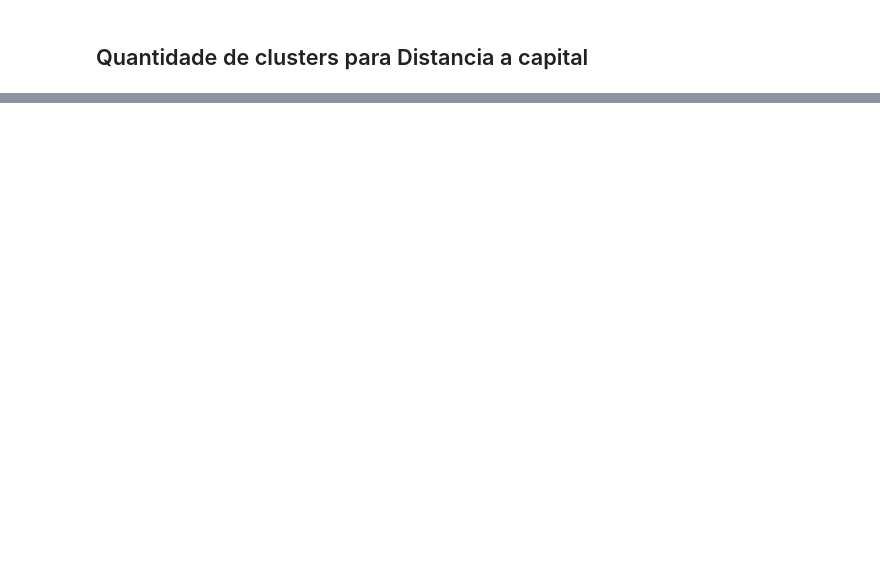
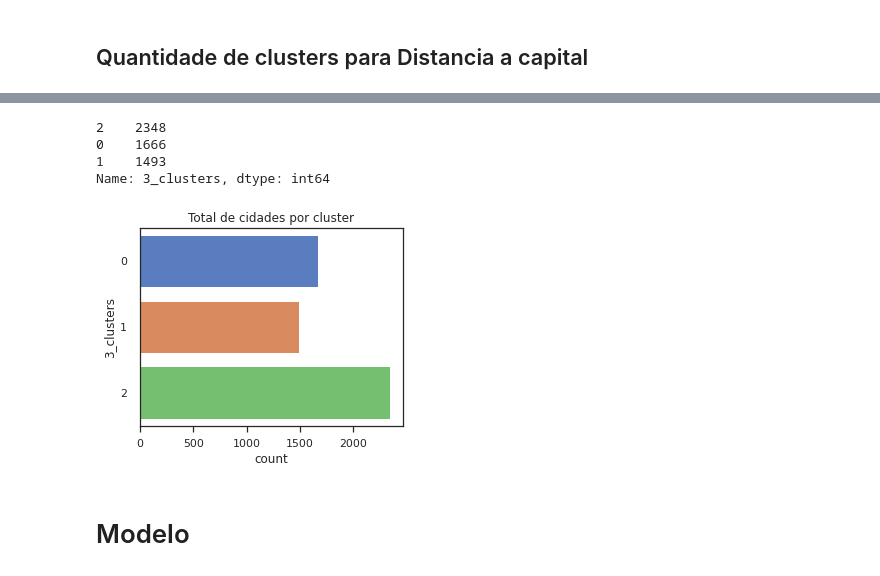
Before and after one commit to silviolima07/Clusters, a Jupyter notebook: Solar_v1.ipynb, the cells around one changed output, grey strips where cells are left out. Saved outputs shown, nothing was run; the diff lists cells and outputs as text; code cells hidden in the pictures; blank space fills up the shorter version.

```diff
--- a/Solar_v1.ipynb
+++ b/Solar_v1.ipynb
@@ -412,0 +379,2 @@ df[['Município', 'Cluster_Renda', "Faixa_renda", 'Cluster_Distancia', 'Distanci
+# %%
+df2['3_clusters'] = kmeans.labels_
@@ -412,0 +622,16 @@ df[['Município', 'Cluster_Renda', "Faixa_renda", 'Cluster_Distancia', 'Distanci
+# %%
+df2['3_clusters'].value_counts()
+# %% [output]
+2    2348
+0    1666
+1    1493
+Name: 3_clusters, dtype: int64
+# %%
+plt.figure(figsize=(16,8))
+
+plt.subplot(233)
+sns.countplot(y='3_clusters',data=df2)
+plt.gca().xaxis.tick_bottom()
+plt.title('Total de cidades por cluster');
+# %% [output]
+[figure, added]
@@ -412,0 +651,2 @@ df[['Município', 'Cluster_Renda', "Faixa_renda", 'Cluster_Distancia', 'Distanci
+# %% [markdown]
+# Modelo
```
Also changed, not shown: parts of 93 cells of this notebook.
